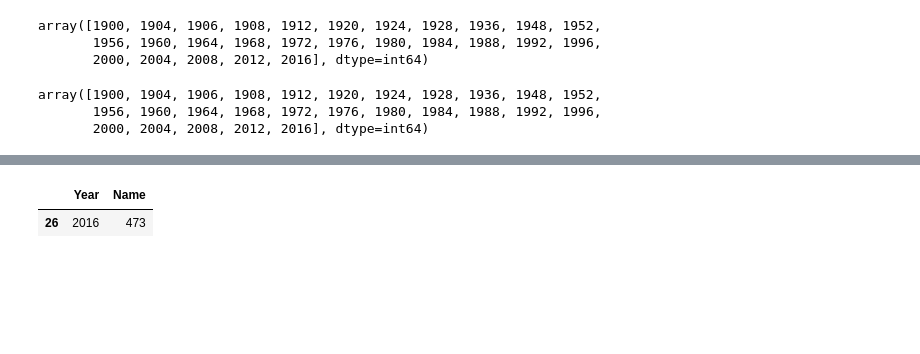
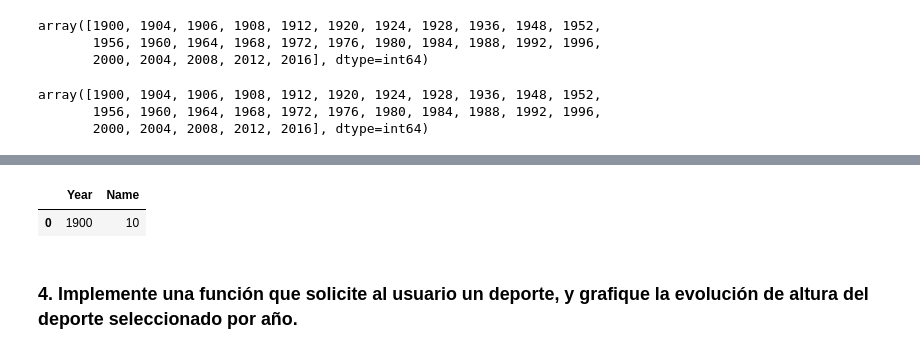
Before and after one commit to lfparra/MDS-UAI-Programacion-con-Python-Ejercicios, a Jupyter notebook: guia_08_pandas/ejercicios.ipynb, the cells around one changed output, grey strips where cells are left out. Drawn from its saved outputs; the diff is of its cells as text; code cells hidden in the pictures; blank space fills up the shorter version.

```diff
--- a/guia_08_pandas/ejercicios.ipynb
+++ b/guia_08_pandas/ejercicios.ipynb
@@ -79,9 +79,11 @@ El Football tuvo menor cantidad de deportistas el año 1900 con un total de 35
 # %%
-deporte = 'Football'
-df_sport = df[df['Sport']== deporte]
+deporte = 'Croquet'
+df_sport = df[df['Sport'] == deporte]
 df_sport_players_year = df_sport.groupby('Year').nunique()['Name'].reset_index()
 maximo = df_sport_players_year['Name'].max()
 df_sport_players_year[df_sport_players_year['Name'] == maximo]
 # %% [output]
 |  | Year | Name |
-| 26 | 2016 | 473 |
+| 0 | 1900 | 10 |
+# %% [markdown]
+### 4. Implemente una función que solicite al usuario un deporte, y grafique la evolución de altura del deporte seleccionado por año.
```
Also changed, not shown: parts of 10 cells of this notebook, 1 other file.
